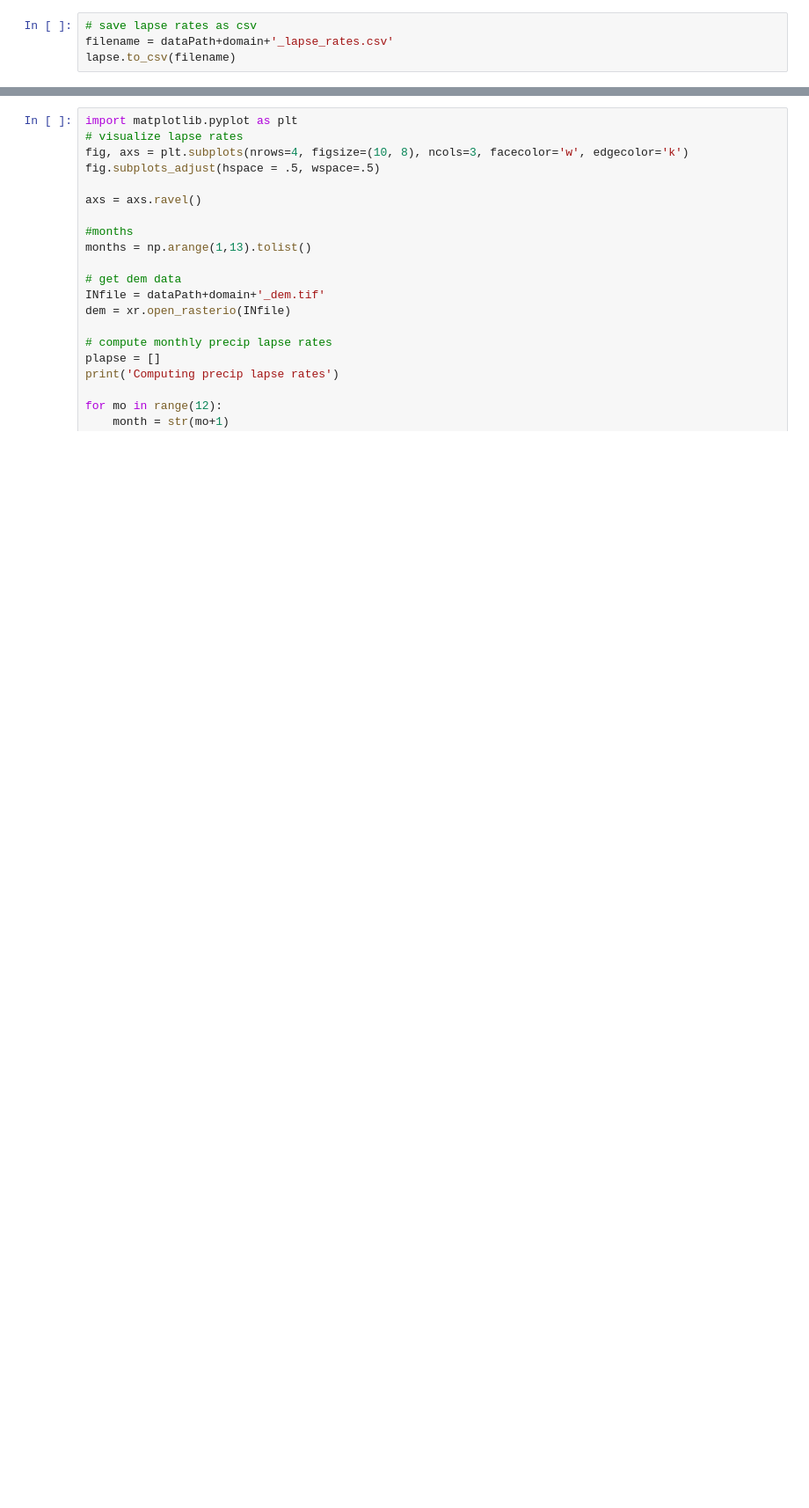
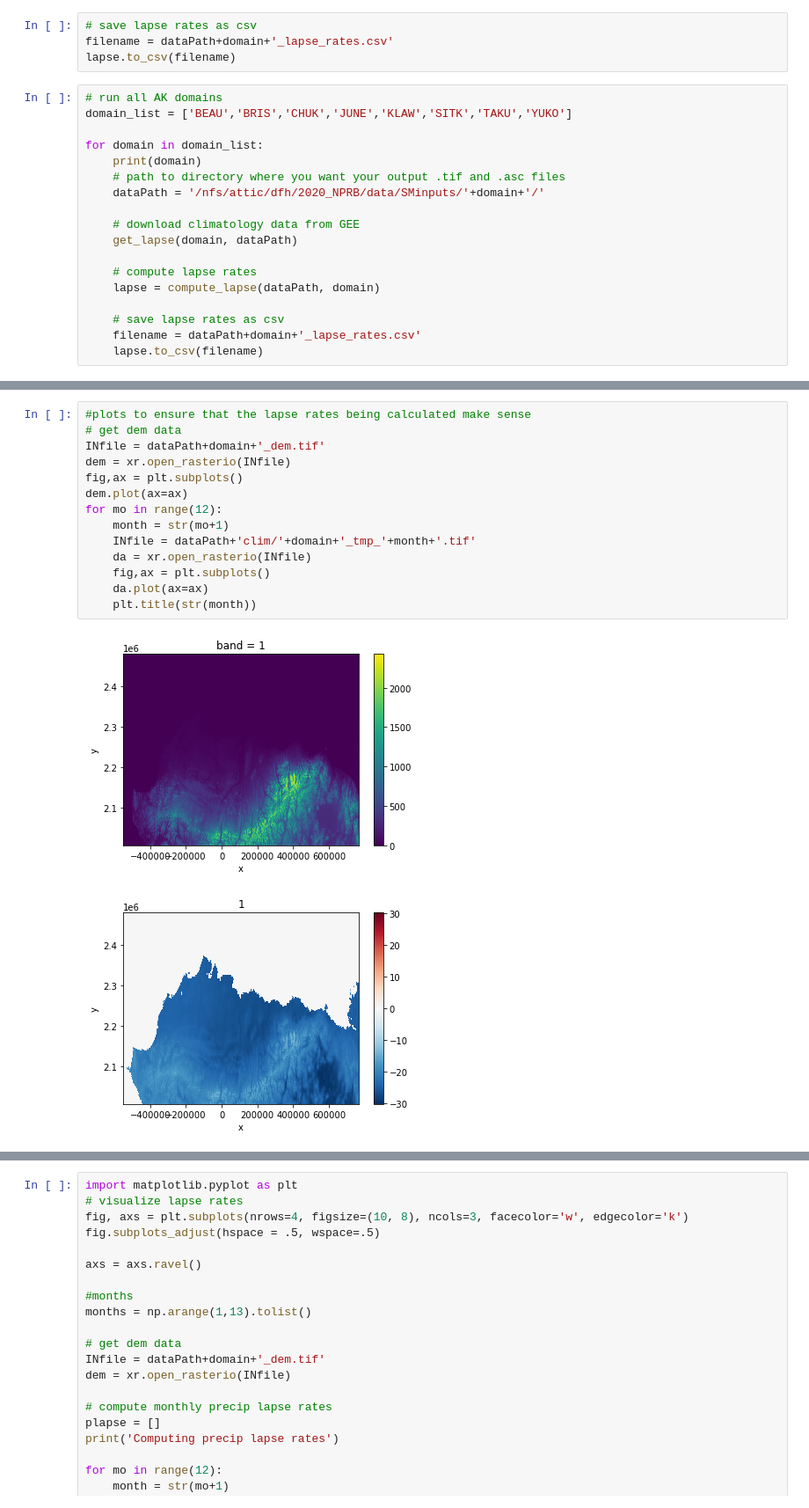
Before and after one commit to NPRB/02_preprocess_python, a Jupyter notebook: 03_GEE_lapserates.ipynb, the cells around one changed output, grey strips where cells are left out. Shown at 88% size. Saved outputs shown, nothing was run; the diff lists cells and outputs as text; blank space fills up the shorter version.

```diff
--- a/03_GEE_lapserates.ipynb
+++ b/03_GEE_lapserates.ipynb
@@ -329,3 +335,21 @@ Computing temp lapse rates
 # save lapse rates as csv
 filename = dataPath+domain+'_lapse_rates.csv'
 lapse.to_csv(filename)
+# %%
+# run all AK domains
+domain_list = ['BEAU','BRIS','CHUK','JUNE','KLAW','SITK','TAKU','YUKO']
+
+for domain in domain_list:
+    print(domain)
+    # path to directory where you want your output .tif and .asc files
+    dataPath = '/nfs/attic/dfh/2020_NPRB/data/SMinputs/'+domain+'/'
+
+    # download climatology data from GEE
+    get_lapse(domain, dataPath)
+
+    # compute lapse rates
+    lapse = compute_lapse(dataPath, domain)
+
+    # save lapse rates as csv
+    filename = dataPath+domain+'_lapse_rates.csv'
+    lapse.to_csv(filename)
@@ -331,0 +391,17 @@ lapse.to_csv(filename)
+# %%
+#plots to ensure that the lapse rates being calculated make sense
+# get dem data
+INfile = dataPath+domain+'_dem.tif'
+dem = xr.open_rasterio(INfile)
+fig,ax = plt.subplots()
+dem.plot(ax=ax)
+for mo in range(12):
+    month = str(mo+1)
+    INfile = dataPath+'clim/'+domain+'_tmp_'+month+'.tif'
+    da = xr.open_rasterio(INfile)
+    fig,ax = plt.subplots()
+    da.plot(ax=ax)
+    plt.title(str(month))
+# %% [output]
+[figure, added]
+[figure, added]
```
Also changed, not shown: parts of 8 cells of this notebook.
